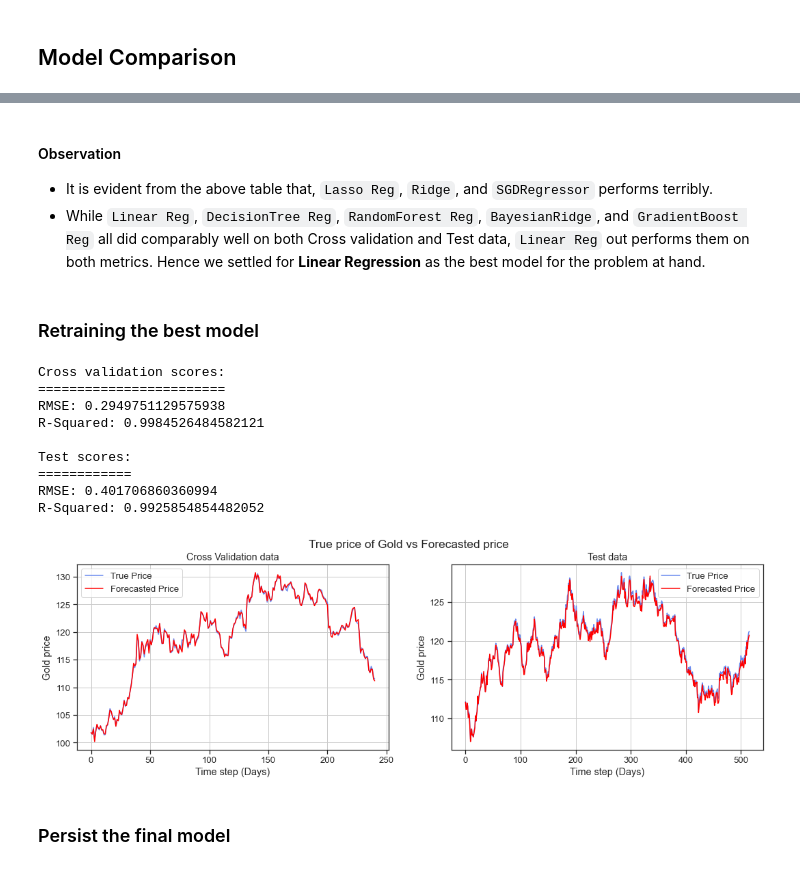
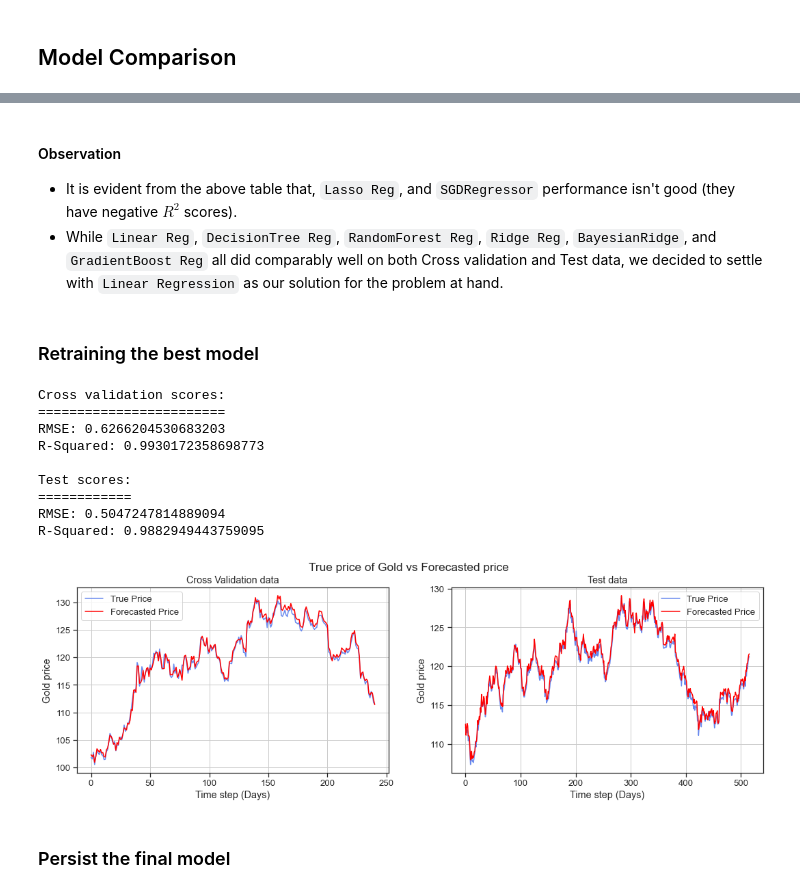
Before and after one commit to Hamoye-Summer22-TeamSQL-Premier-Project/Gold-Rates-Prediction, a Jupyter notebook: Gold-price-by-Team-sql.ipynb, the cells around one changed output, grey strips where cells are left out. Saved outputs shown, nothing was run; the diff lists cells and outputs as text; code cells hidden in the pictures.

Commit message:
did feature selection

```diff
--- a/Gold-price-by-Team-sql.ipynb
+++ b/Gold-price-by-Team-sql.ipynb
@@ -617,0 +617,16 @@ print(len(y_cv))
+# %%
+# Utility function to return the VIF value for each feature provided
+def compute_vif(features, df):
+    """
+    Returns a DataFrame containing features and their corresponding variance inflation factor
+    features: list of features whoes multicollinearity check is needed
+    df: DataFrame of the data under review
+    """
+    X = df[features]
+    X['intercept'] = 1
+    # create dataframe to store vif values
+    vif = pd.DataFrame()
+    vif['Feature'] = X.columns
+    vif['Vif Factor'] = [variance_inflation_factor(X.values, i) for i in range(X.shape[1])]
+    vif = vif[vif['Feature']!='intercept']
+    return vif
@@ -617,0 +664,7 @@ print(len(y_cv))
+# %%
+# Selecting the top n correlated features with the target
+high_feat = corr_data.abs()['Adj Close'].sort_values(ascending=False).drop('Adj Close').head(30).index
+#X_train = X_train[high_feat] #filter the train dataset to contain only the top n features
+
+# call the "select_features" function to return the VIF datafram and the selected features
+vif_df, selected_features = select_features(X_train[high_feat], 100)
@@ -617,0 +695,4 @@ print(len(y_cv))
+# %%
+# make a dataframe of the selected features
+X_train = X_train[selected_features]
+X_train.head()
@@ -661,10 +750,10 @@ for key, model in models_dict.items():
     print('=='*24)
     print ( 'Validation set:')
     print("**"*8)
-    evaluate_model(model,X_cv, y_cv)
+    evaluate_model(model,X_cv[selected_features], y_cv)
     print ( 'Test set:')
     print("**"*8)
-    evaluate_model(model,X_test, y_test)
+    evaluate_model(model,X_test[selected_features], y_test)
 # %% [output]
 Performance of Linear Reg on Validation and Test:
 ================================================
@@ -1204,59 +1303,59 @@ Task1: Result summary for ML models:
 # %% [markdown]
 #### Observation
-- It is evident from the above table that, `Lasso Reg`, `Ridge`, and `SGDRegressor` performs terribly.
-- While `Linear Reg`, `DecisionTree Reg`, `RandomForest Reg`, `BayesianRidge`, and `GradientBoost Reg` all did comparably well on both Cross validation and Test data, `Linear Reg` out performs them on both metrics. Hence we settled for **Linear Regression** as the best model for the problem at hand.
+- It is evident from the above table that, `Lasso Reg`, and `SGDRegressor` performance isn't good (they have negative $R^2$ scores).
+- While `Linear Reg`, `DecisionTree Reg`, `RandomForest Reg`, `Ridge Reg`, `BayesianRidge`, and `GradientBoost Reg` all did comparably well on both Cross validation and Test data, we decided to settle with `Linear Regression` as our solution for the problem at hand.
 # %% [markdown]
 ### Retraining the best model
 # %%
-linear_model = LinearRegression()
-linear_model.fit(X_train, y_train)
+linear_reg_model = LinearRegression()
+linear_reg_model.fit(X_train, y_train)
 
 # Evaluate the model by calling the "evaluate_model" function defined above
 print('Cross validation scores:')
 print('=='*12)
-evaluate_model(linear_model, X_cv, y_cv)
+evaluate_model(linear_reg_model, X_cv[selected_features], y_cv)
 
 print('Test scores:')
 print('=='*6)
-evaluate_model(linear_model, X_test, y_test)
+evaluate_model(linear_reg_model, X_test[selected_features], y_test)
 
 # Visualize the performance on Cross validation data
-yhat_cv = linear_model.predict(X_cv) # predict on cross validation data
-yhat_test = linear_model.predict(X_test) #predict on test data
+yhat_cv = linear_reg_model.predict(X_cv[selected_features]) # predict on cross validation data
+yhat_test = linear_reg_model.predict(X_test[selected_features]) #predict on test data
 
 #plot the cross validation predictions and the true cv values
 fig = plt.figure(figsize=(18,5))
 fig.suptitle('True price of Gold vs Forecasted price')
 ax1 = fig.add_subplot(121)
 ax1.set_title('Cross Validation data')
 ax1.plot(y_cv.values, label='True Price')
 ax1.plot(yhat_cv, color='r', label='Forecasted Price')
 plt.ylabel('Gold price')
 plt.xlabel('Time step (Days)')
 plt.legend()
 plt.grid()
 
 # plot the test predictions and true values
 ax2 = fig.add_subplot(122)
 ax2.set_title('Test data')
 ax2.plot(y_test.values, label='True Price')
 ax2.plot(yhat_test, color='r', label='Forecasted Price')
 plt.ylabel('Gold price')
 plt.xlabel('Time step (Days)')
 plt.legend()
 plt.grid()
 plt.show()
 # %% [output]
 Cross validation scores:
 ========================
-RMSE: 0.2949751129575938
-R-Squared: 0.9984526484582121
+RMSE: 0.6266204530683203
+R-Squared: 0.9930172358698773
 
 Test scores:
 ============
-RMSE: 0.401706860360994
-R-Squared: 0.9925854854482052
+RMSE: 0.5047247814889094
+R-Squared: 0.9882949443759095
-[figure, old version]
+[figure, new version]
 # %% [markdown]
 ### Persist the final model
 # %%
```
Also changed, not shown: parts of 25 cells of this notebook, 1 other file.
